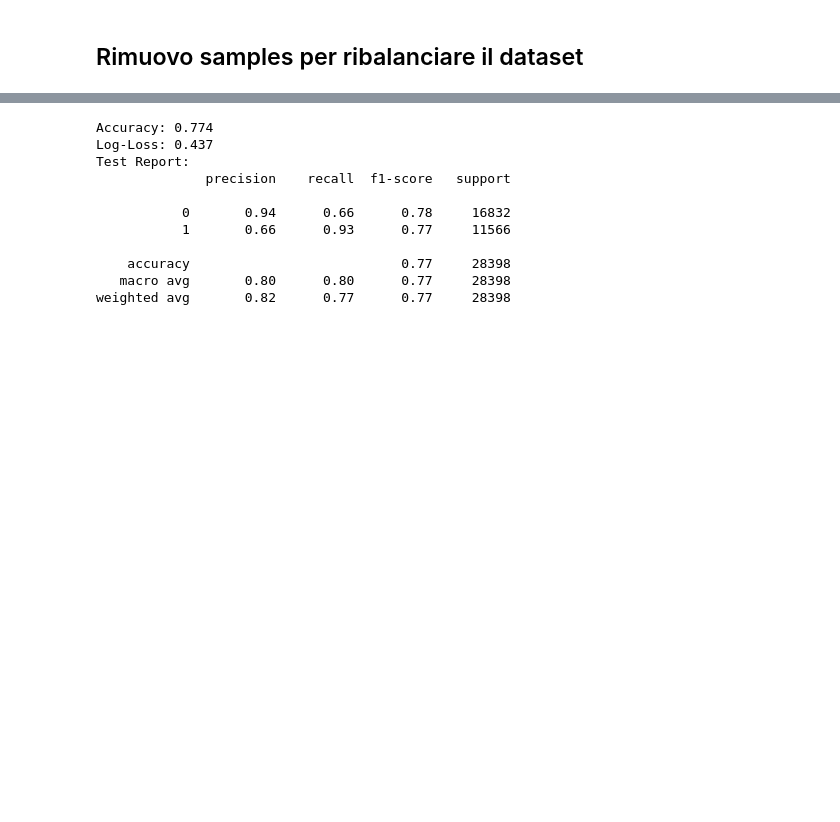
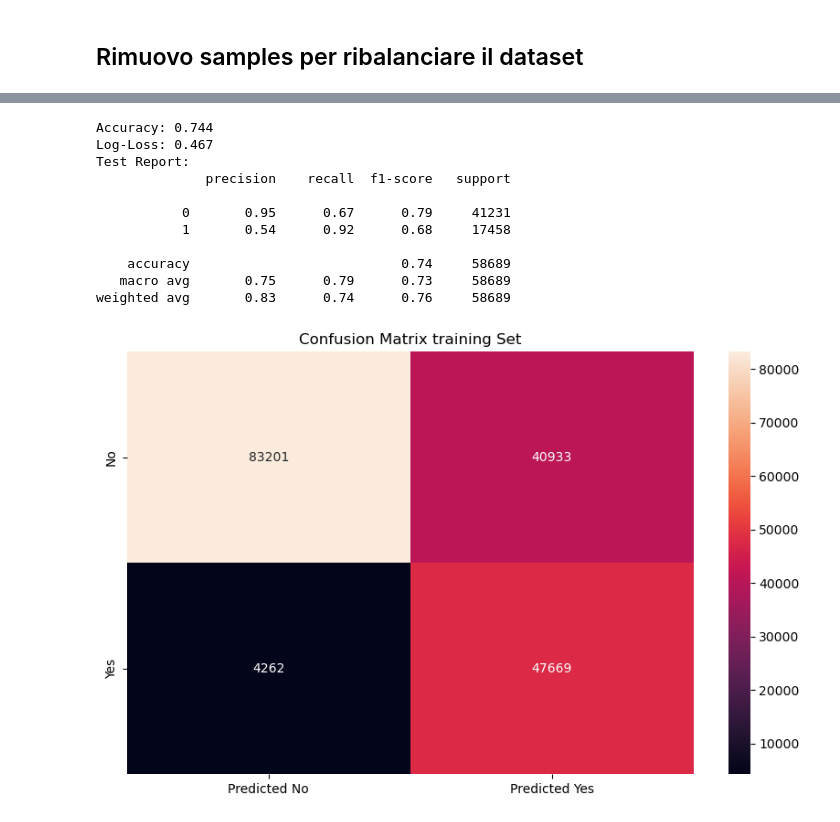
Before and after one commit to EnricoMiche1210760/Predicting_Insurance_Cross_Sell_Opportunities, a Jupyter notebook: main.ipynb, the cells around one changed output, grey strips where cells are left out. Saved outputs shown, nothing was run; the diff lists cells and outputs as text; code cells hidden in the pictures; blank space fills up the shorter version.

```diff
--- a/main.ipynb
+++ b/main.ipynb
@@ -478,15 +504,30 @@ weighted avg       0.82      0.77      0.78     85192
 # %%
-evaluate_model(regL2_full, (X_test, Y_test), scaler=std_scaler, train_test_dataset='Test', print_report=True)
+X_test_poly = poly.fit_transform(X_test)
+evaluate_model(regL2_full, (X_test_poly, Y_test), train_test_dataset='Test', print_report=True)
 # %% [output]
-Accuracy: 0.774
-Log-Loss: 0.437
+Accuracy: 0.744
+Log-Loss: 0.467
 Test Report:
               precision    recall  f1-score   support
 
-           0       0.94      0.66      0.78     16832
-           1       0.66      0.93      0.77     11566
+           0       0.95      0.67      0.79     41231
+           1       0.54      0.92      0.68     17458
 
-    accuracy                           0.77     28398
-   macro avg       0.80      0.80      0.77     28398
-weighted avg       0.82      0.77      0.77     28398
+    accuracy                           0.74     58689
+   macro avg       0.75      0.79      0.73     58689
+weighted avg       0.83      0.74      0.76     58689
+# %%
+y_pred_proba_training = regL2_full.predict_proba(X_training_poly)
+y_pred_training = regL2_full.predict(X_training_poly)
+confusion_matrix_training = confusion_matrix(Y_training, y_pred_training)
+
+
+plt.figure(figsize=(10, 6))
+ax = sns.heatmap(data=confusion_matrix_training, annot=True, fmt='g')
+plt.title("Confusion Matrix training Set")
+ax.xaxis.set_ticklabels(['Predicted No', 'Predicted Yes'])
+ax.yaxis.set_ticklabels(['No', 'Yes'])
+plt.show()
+# %% [output]
+[figure, added]
 # %%
```
Also changed, not shown: parts of 18 cells of this notebook.
